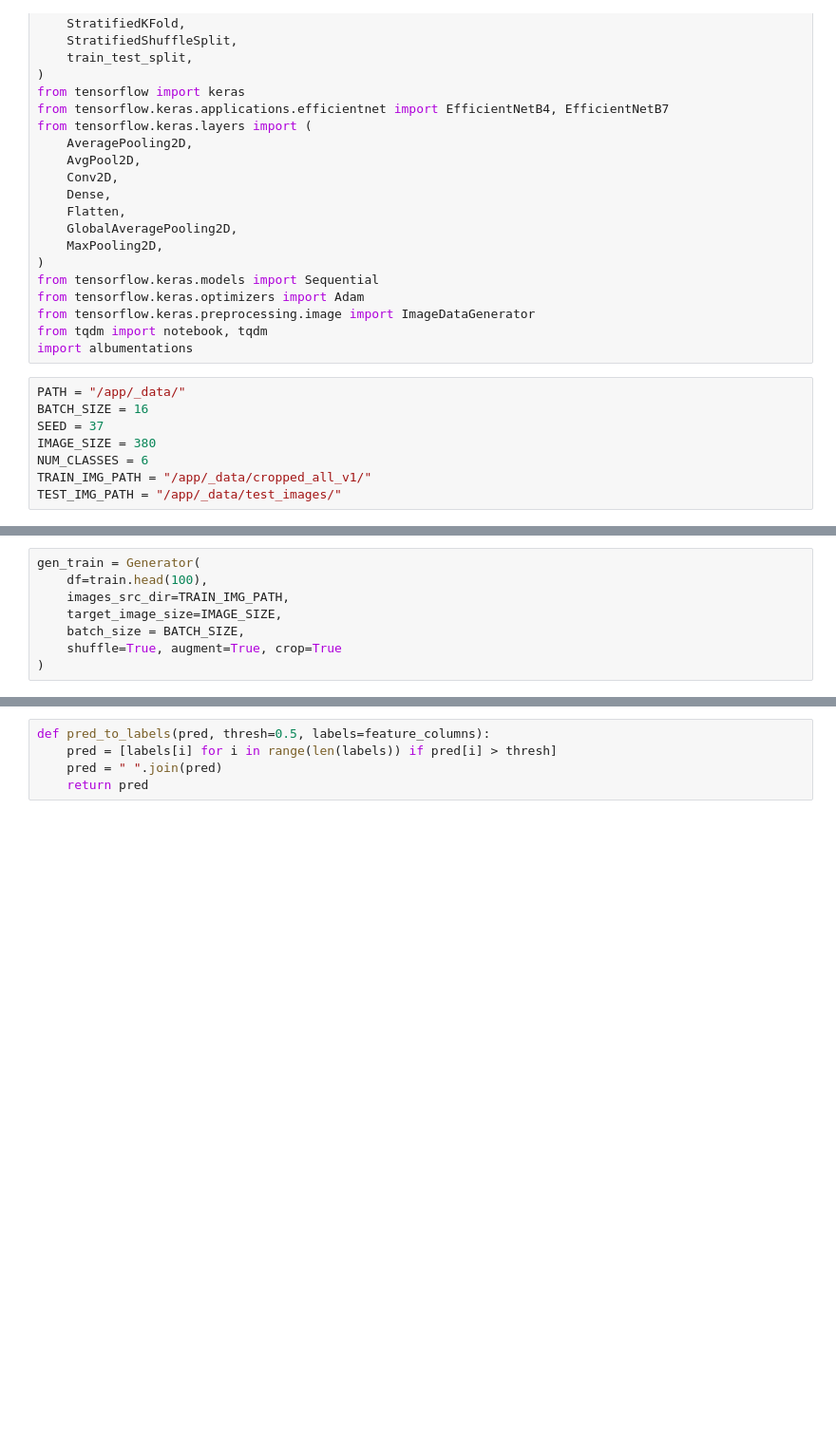
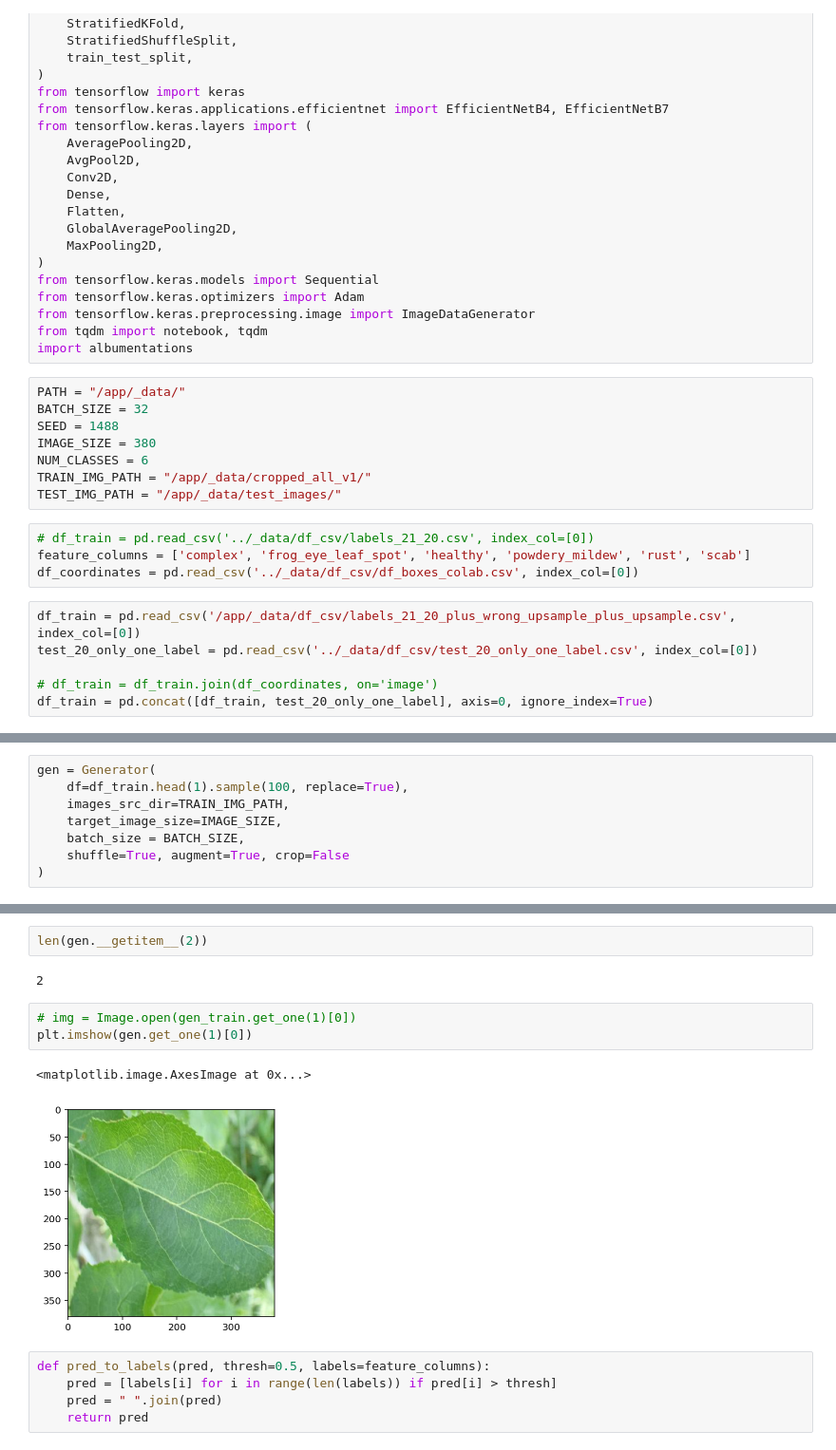
Before and after one commit to ntatanko/kaggle-plant-pathology-v2, a Jupyter notebook: sandbox/eff4_albument_1.ipynb, the cells around one changed output, grey strips where cells are left out. Shown at 95% size. Drawn from its saved outputs; the diff is of its cells as text; blank space fills up the shorter version.

```diff
--- a/sandbox/eff4_albument_1.ipynb
+++ b/sandbox/eff4_albument_1.ipynb
@@ -60,9 +60,19 @@ from tqdm import notebook, tqdm
 import albumentations
 # %%
 PATH = "/app/_data/"
-BATCH_SIZE = 16
-SEED = 37
+BATCH_SIZE = 32
+SEED = 1488
 IMAGE_SIZE = 380
 NUM_CLASSES = 6
 TRAIN_IMG_PATH = "/app/_data/cropped_all_v1/"
 TEST_IMG_PATH = "/app/_data/test_images/"
+# %%
+# df_train = pd.read_csv('../_data/df_csv/labels_21_20.csv', index_col=[0])
+feature_columns = ['complex', 'frog_eye_leaf_spot', 'healthy', 'powdery_mildew', 'rust', 'scab']
+df_coordinates = pd.read_csv('../_data/df_csv/df_boxes_colab.csv', index_col=[0])
+# %%
+df_train = pd.read_csv('/app/_data/df_csv/labels_21_20_plus_wrong_upsample_plus_upsample.csv', index_col=[0])
+test_20_only_one_label = pd.read_csv('../_data/df_csv/test_20_only_one_label.csv', index_col=[0])
+
+# df_train = df_train.join(df_coordinates, on='image')
+df_train = pd.concat([df_train, test_20_only_one_label], axis=0, ignore_index=True)
@@ -313,8 +583,8 @@ class Generator(keras.utils.Sequence):
 # %%
-gen_train = Generator(
-    df=train.head(100),
+gen = Generator(
+    df=df_train.head(1).sample(100, replace=True),
     images_src_dir=TRAIN_IMG_PATH,
     target_image_size=IMAGE_SIZE,
     batch_size = BATCH_SIZE,
-    shuffle=True, augment=True, crop=True
+    shuffle=True, augment=True, crop=False
 )
@@ -325,3 +611,13 @@ len(gen_train.ids)
+# %%
+len(gen.__getitem__(2))
+# %% [output]
+2
+# %%
+# img = Image.open(gen_train.get_one(1)[0])
+plt.imshow(gen.get_one(1)[0])
+# %% [output]
+<matplotlib.image.AxesImage at 0x...>
+[figure, added]
 # %%
 def pred_to_labels(pred, thresh=0.5, labels=feature_columns):
     pred = [labels[i] for i in range(len(labels)) if pred[i] > thresh]
```
Also changed, not shown: parts of 35 cells of this notebook, 10 other files.
